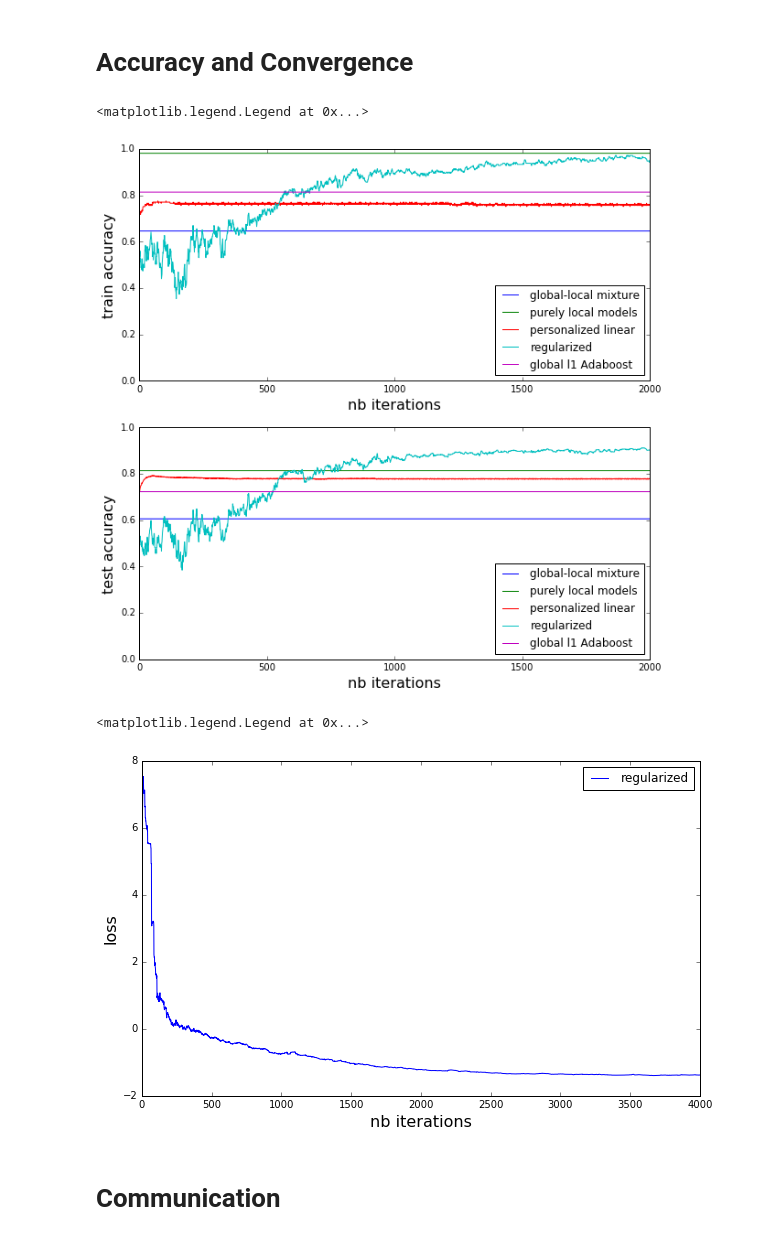
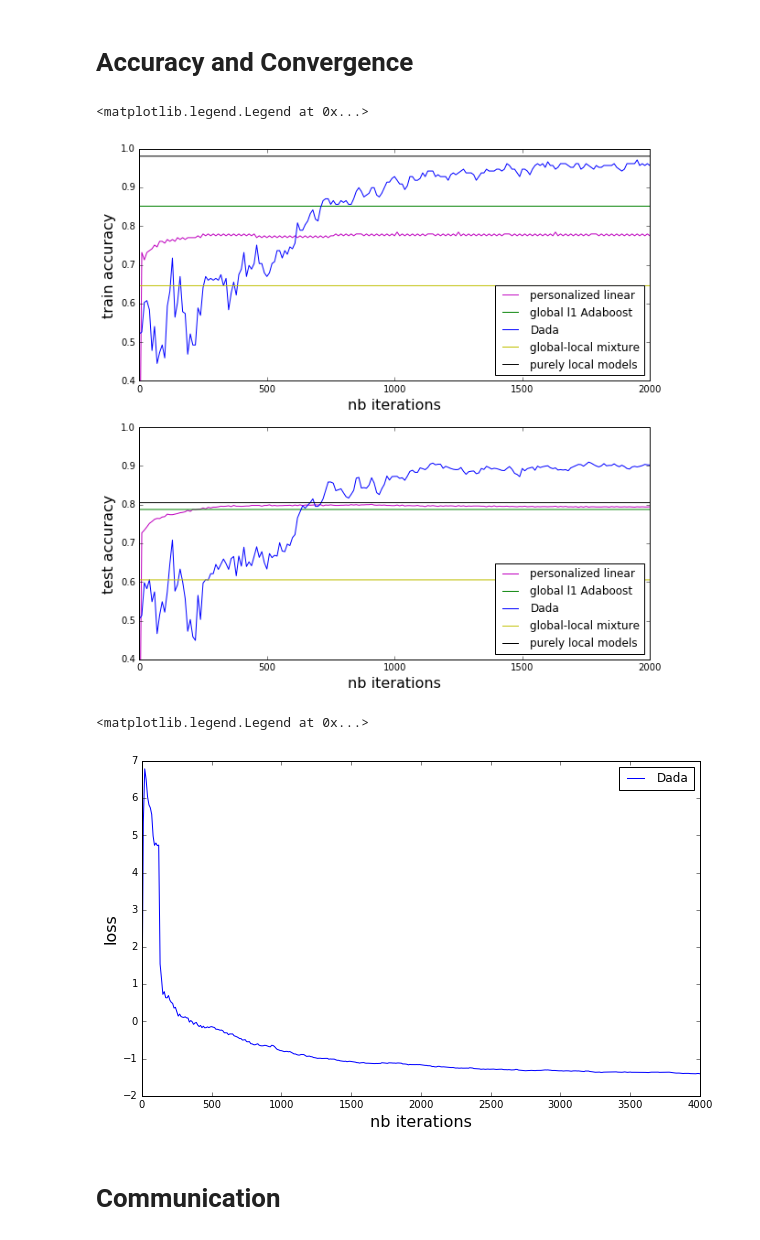
Before and after one commit to vzantedeschi/Dada, a Jupyter notebook: notebooks/Moons-20users.ipynb, the cells around one changed output. Cells and saved outputs as stored; diff of their text form; code cells hidden in the pictures.

Commit message:
results

```diff
--- a/notebooks/Moons-20users.ipynb
+++ b/notebooks/Moons-20users.ipynb
@@ -45,15 +45,19 @@ callbacks = {
 vmin, vmax = get_min_max(X)
 base_clfs = get_stumps(n=B, d=D+1, min_v=vmin, max_v=vmax)
 
-results = {}
+# results = {}
+
+colors = {
+    "Dada": "b",
+    "global l1 Adaboost": "g",
+    "purely local models": "k",
+    "global-local mixture": "y",
+    "personalized linear": "m",
+}
 # %%
 nodes_copy = deepcopy(nodes)
-results["regularized"] = regularized_local_FW(nodes_copy, base_clfs, beta=BETA, nb_iter=4000, mu=MU, callbacks=callbacks)
+results["Dada"] = regularized_local_FW(nodes_copy, base_clfs, beta=BETA, nb_iter=4000, mu=MU, callbacks=callbacks, checkevery=10)
 # %%
-lafond_nodes = deepcopy(nodes)
-lafond_FW(lafond_nodes, base_clfs, beta=BETA, nb_iter=1500, callbacks={})
-results["lafond"] = central_accuracy(lafond_nodes)
-
 centralized_nodes = deepcopy(nodes)
 centralized_FW(centralized_nodes, base_clfs, beta=BETA, nb_iter=200, callbacks={})
 results["global l1 Adaboost"] = central_accuracy(centralized_nodes)
@@ -66,44 +70,43 @@ global_nodes = deepcopy(nodes)
 global_regularized_local_FW(global_nodes, base_clfs, beta=BETA, nb_iter=200, callbacks={})
 results["global-local mixture"] = central_accuracy(global_nodes)
 
-results["personalized linear"], clf_colearning = colearning(N, X, Y, X_test, Y_test, D, 4000, adj_matrix, similarities)
+results["personalized linear"], clf_colearning = colearning(N, X, Y, X_test, Y_test, D, 4000, adj_matrix, similarities, 10)
 # %% [markdown]
 # Accuracy and Convergence
 # %%
-max_iter = 2000
-NB_ITER = 2000
 plt.figure(1, figsize=(10, 10))
 
+max_iter = 2000
 plt.subplot(211)
 plt.xlabel('nb iterations', fontsize=16)
 plt.ylabel('train accuracy', fontsize=16)
 plt.xlim(0, max_iter)
+plt.ylim(0.4, 1)
 
 for k, r_list in results.items():
-    if "lafond" not in k:
-        try:
-            plt.plot(range(len(r_list)), [r['accuracy'][0] for r in r_list], label='{}'.format(k))
-        except:
-            plt.plot(range(NB_ITER+1), [r_list[0]]*(NB_ITER+1), label='{}'.format(k))
+    try:
+        plt.plot([i*10 for i in range(len(r_list))], [r['accuracy'][0] for r in r_list], label='{}'.format(k), color=colors[k])
+    except:
+        plt.plot(range(NB_ITER+1), [r_list[0]]*(NB_ITER+1), label='{}'.format(k), color=colors[k])
 
 plt.legend(loc='lower right')
 
 plt.subplot(212)
 plt.xlabel('nb iterations', fontsize=16)
 plt.ylabel('test accuracy', fontsize=16)
 plt.xlim(0, max_iter)
+plt.ylim(0.4, 1)
 
 for k, r_list in results.items():
-    if "lafond" not in k:
-        try:
-            plt.plot(range(len(r_list)), [r['accuracy'][1] for r in r_list], label='{}'.format(k))
-        except:
-            plt.plot(range(NB_ITER+1), [r_list[1]]*(NB_ITER+1), label='{}'.format(k))
+    try:
+        plt.plot([i*10 for i in range(len(r_list))], [r['accuracy'][1] for r in r_list], label='{}'.format(k), color=colors[k])
+    except:
+        plt.plot(range(NB_ITER+1), [r_list[1]]*(NB_ITER+1), label='{}'.format(k), color=colors[k])
 
 plt.legend(loc='lower right')
 # %% [output]
 <matplotlib.legend.Legend at 0x...>
-[figure, old version]
+[figure, new version]
 # %%
 # convergence
 
@@ -115,14 +118,14 @@ plt.ylabel('loss', fontsize=16)
 
 for k, r_list in results.items():
     try:
-        plt.plot(range(len(r_list)), [r['loss'] for r in r_list], label='{}'.format(k))
+        plt.plot([i*10 for i in range(len(r_list))], [r['loss'] for r in r_list], label='{}'.format(k), color=colors[k])
     except:
         pass
 
 plt.legend(loc='upper right')
 # %% [output]
 <matplotlib.legend.Legend at 0x...>
-[figure, old version]
+[figure, new version]
 # %% [markdown]
 # Communication
 # %%
```
Also changed, not shown: parts of 5 cells of this notebook, 1 other file.
